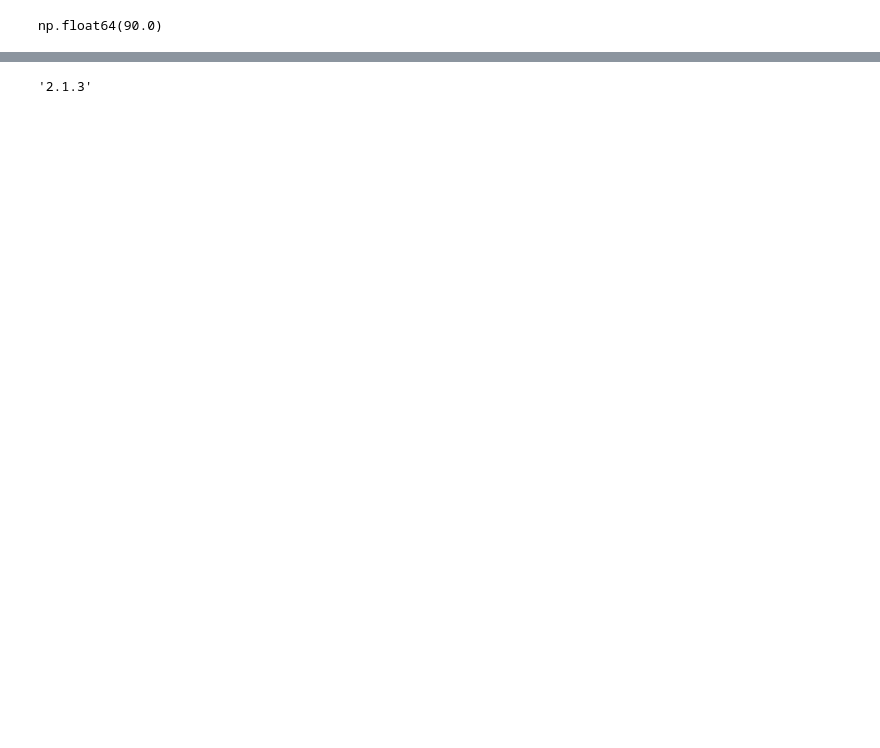
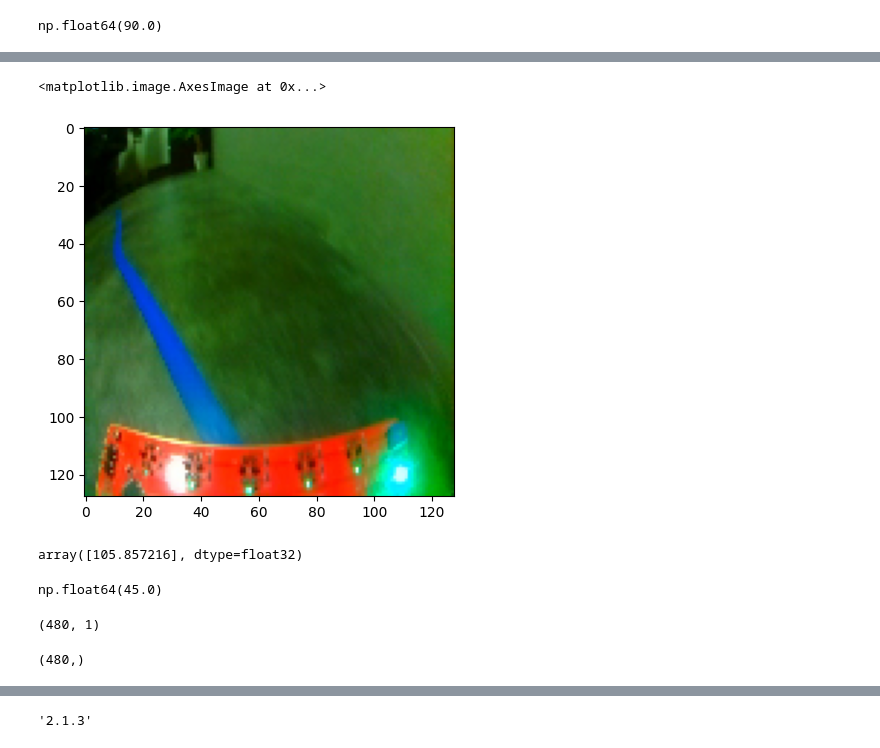
Before and after one commit to KaiMi92/PW_1_Grp3, a Jupyter notebook: nn_kai.ipynb, the cells around one changed output, grey strips where cells are left out. Cells and saved outputs as stored; diff of their text form; code cells hidden in the pictures; blank space fills up the shorter version.

```diff
--- a/nn_kai.ipynb
+++ b/nn_kai.ipynb
@@ -189,3 +196,24 @@ plt.scatter(labels, y_pred)
+# %%
+plt.imshow(images[461][:,:,::-1])
+# %% [output]
+<matplotlib.image.AxesImage at 0x...>
+[figure, added]
+# %%
+y_pred[461]
+# %% [output]
+array([105.857216], dtype=float32)
+# %%
+labels[461]
+# %% [output]
+np.float64(45.0)
+# %%
+y_pred.shape
+# %% [output]
+(480, 1)
+# %%
+labels.shape
+# %% [output]
+(480,)
 # %%
 converter = tf.lite.TFLiteConverter.from_keras_model(loaded_model)
 # %%
```
Also changed, not shown: parts of 12 cells of this notebook, 1 other file.
